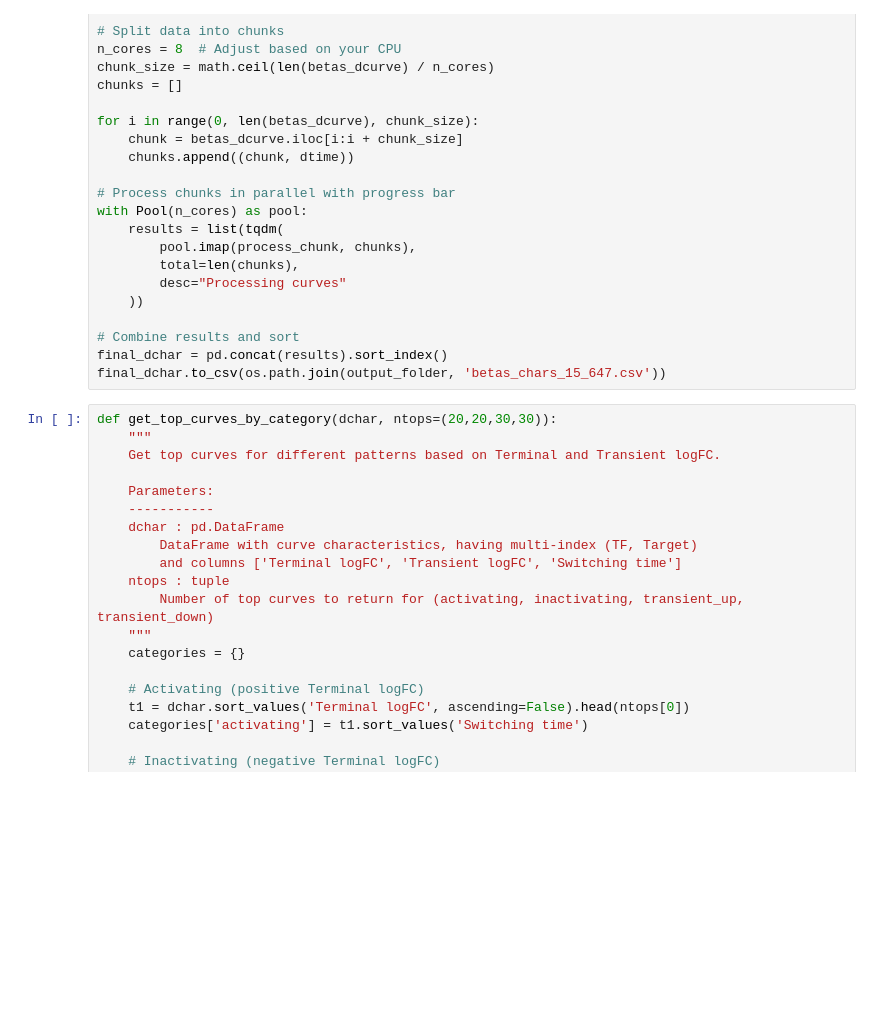
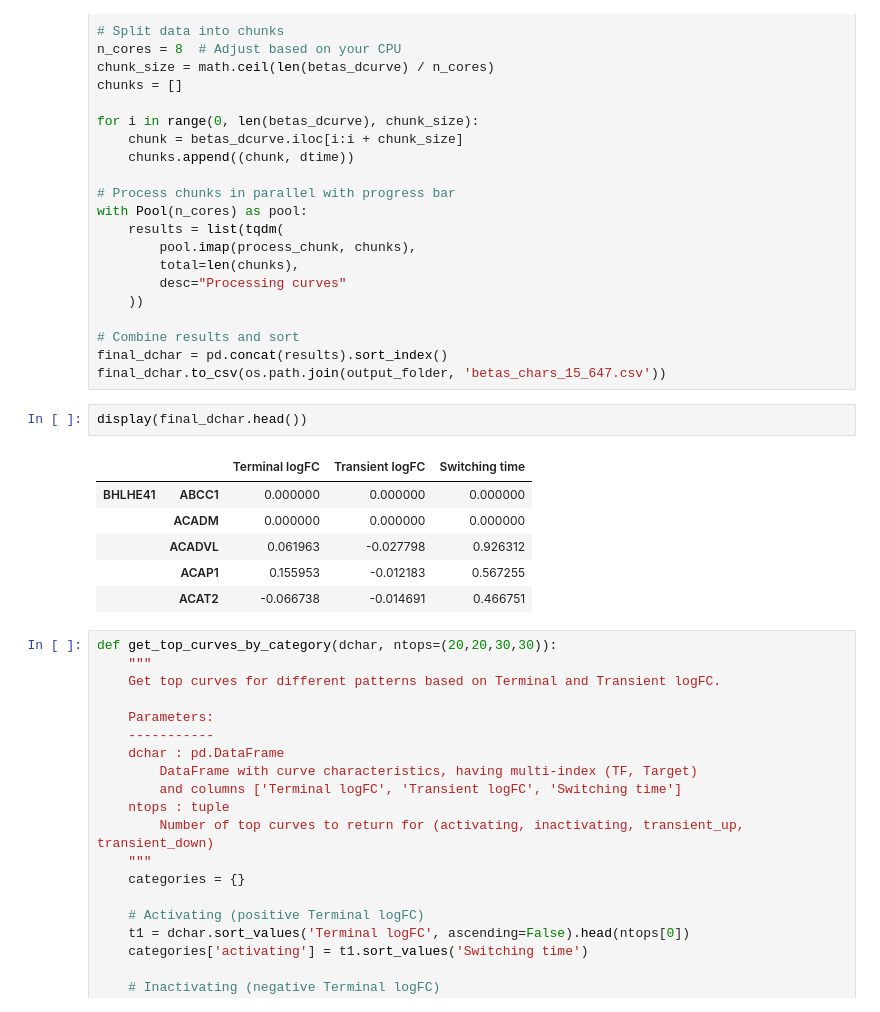
Before and after one commit to sachha-naksha/B_Cell_States, a Jupyter notebook: multiome_dynamic_regulation/py_scripts/analysis/global_grn_dynamics.ipynb, the cells around one changed output. Drawn from its saved outputs; the diff is of its cells as text; blank space fills up the shorter version.

```diff
--- a/multiome_dynamic_regulation/py_scripts/analysis/global_grn_dynamics.ipynb
+++ b/multiome_dynamic_regulation/py_scripts/analysis/global_grn_dynamics.ipynb
@@ -136,6 +136,15 @@ with Pool(n_cores) as pool:
 # Combine results and sort
 final_dchar = pd.concat(results).sort_index()
 final_dchar.to_csv(os.path.join(output_folder, 'betas_chars_15_647.csv'))
+# %%
+display(final_dchar.head())
+# %% [output]
+|  |  | Terminal logFC | Transient logFC | Switching time |
+| BHLHE41 | ABCC1 | 0.000000 | 0.000000 | 0.000000 |
+|  | ACADM | 0.000000 | 0.000000 | 0.000000 |
+|  | ACADVL | 0.061963 | -0.027798 | 0.926312 |
+|  | ACAP1 | 0.155953 | -0.012183 | 0.567255 |
+|  | ACAT2 | -0.066738 | -0.014691 | 0.466751 |
 # %%
 def get_top_curves_by_category(dchar, ntops=(20,20,30,30)):
     """
```
Also changed, not shown: parts of 5 cells of this notebook.
